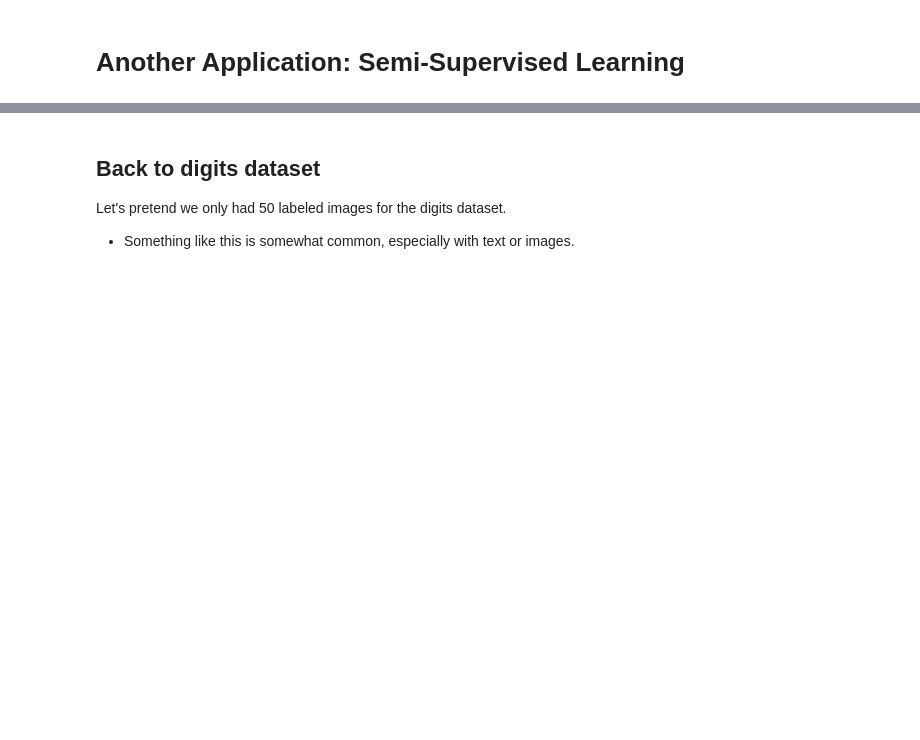
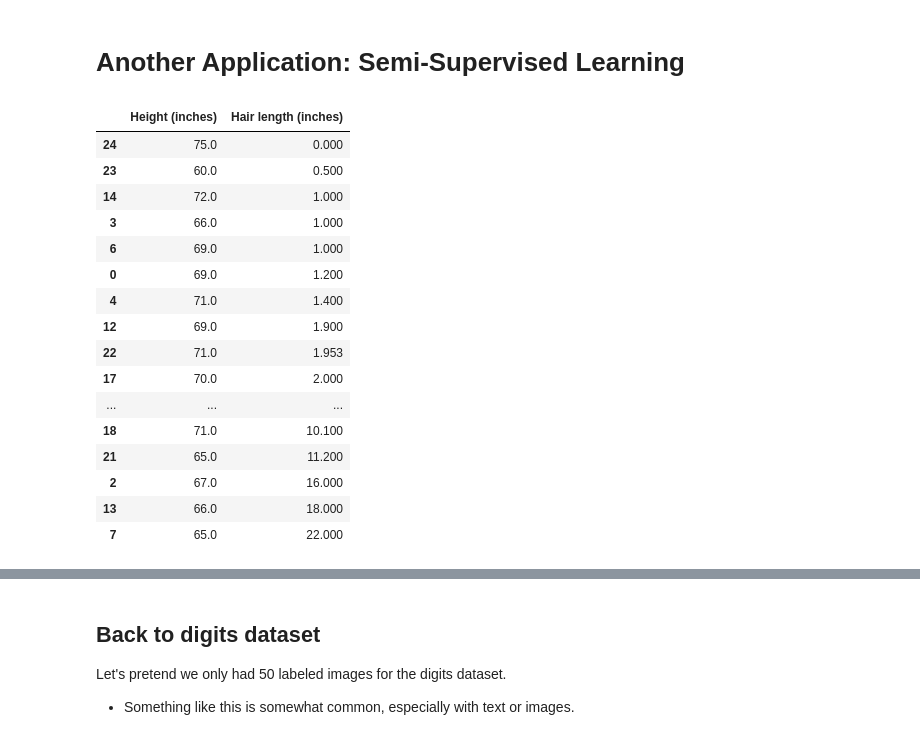
Before and after one commit to msaricaumbc/DS602_Fall2024, a Jupyter notebook: week11 - clustering and unsupervised learning/clustering.ipynb, the cells around one changed output, grey strips where cells are left out. Cells and saved outputs as stored; diff of their text form; code cells hidden in the pictures; blank space fills up the shorter version.

```diff
--- a/week11 - clustering and unsupervised learning/clustering.ipynb
+++ b/week11 - clustering and unsupervised learning/clustering.ipynb
@@ -384,18 +422,60 @@ print(f'Using k-means preprocesser: {p_score:.2%}')
 # %%
 dataStr = """
 Height (inches)	Hair length (inches)
-
+69	1.2
+71	3.4
+67	16
+66	1
+71	1.4
+66	4
+69	1
+65	22
+68	2.5
+71	2.8
+65	5.2
+72.5	2.5
+69	1.9
+66	18
+72	1
+72.5	6
+70	5
+70	2
+71	10.1
+66	5
+72.5	4.5
+65	11.2
+71	1.953
+60	0.5
+75	0
 """
 
 from io import StringIO
 import pandas as pd
 
 dataio = StringIO(dataStr)
 
 df = pd.read_csv(dataio, sep="\t")
 
 df.sort_values(by=df.columns[1], inplace=True)
 df
+# %% [output]
+|  | Height (inches) | Hair length (inches) |
+| 24 | 75.0 | 0.000 |
+| 23 | 60.0 | 0.500 |
+| 14 | 72.0 | 1.000 |
+| 3 | 66.0 | 1.000 |
+| 6 | 69.0 | 1.000 |
+| 0 | 69.0 | 1.200 |
+| 4 | 71.0 | 1.400 |
+| 12 | 69.0 | 1.900 |
+| 22 | 71.0 | 1.953 |
+| 17 | 70.0 | 2.000 |
+| ... | ... | ... |
+| 18 | 71.0 | 10.100 |
+| 21 | 65.0 | 11.200 |
+| 2 | 67.0 | 16.000 |
+| 13 | 66.0 | 18.000 |
+| 7 | 65.0 | 22.000 |
 # %%
 X = df[['Height (inches)', 'Hair length (inches)']]
 X.head()
```
Also changed, not shown: parts of 64 cells of this notebook.
